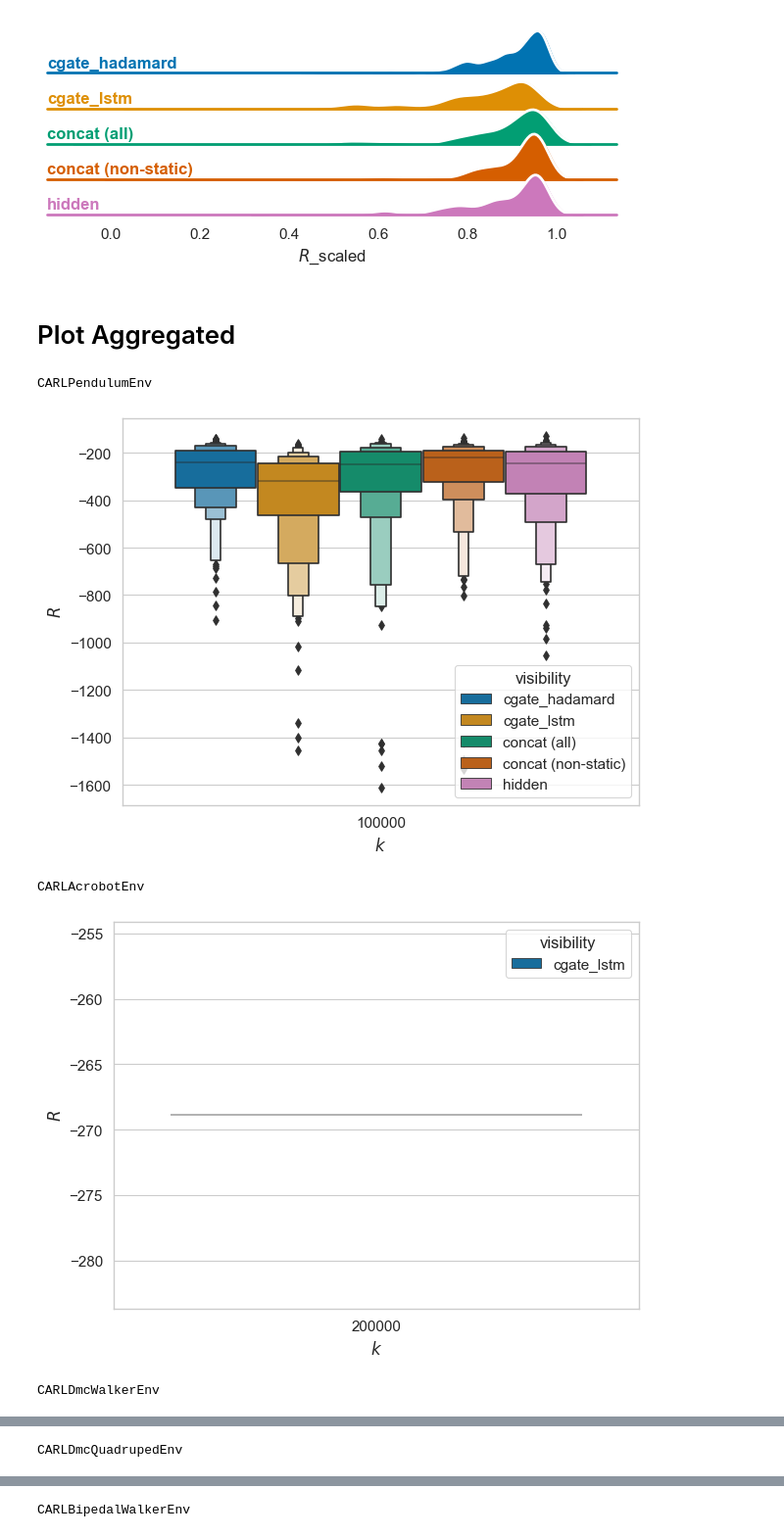
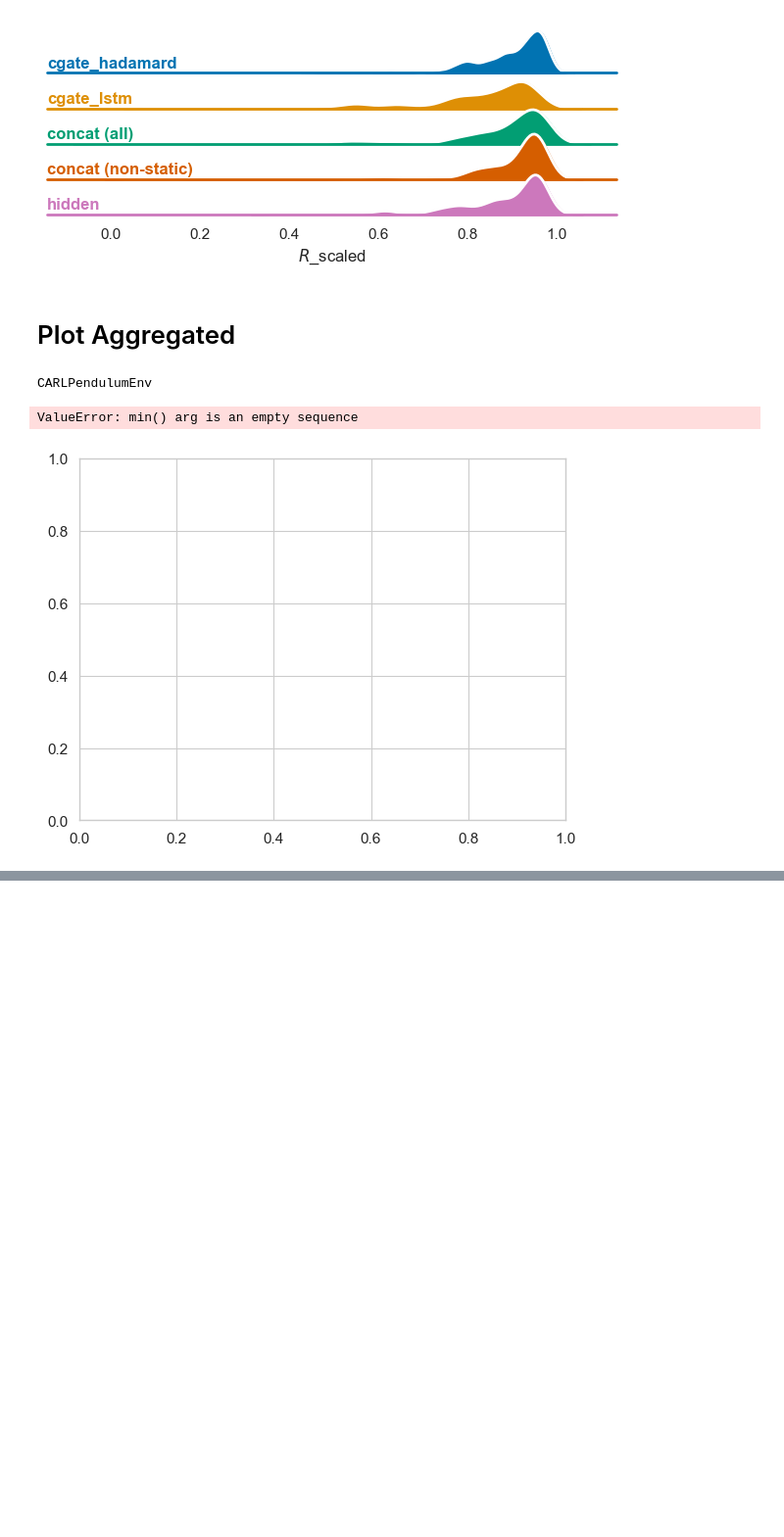
Before and after one commit to automl/CARL, a Jupyter notebook: experiments/evaluation/eval_benchmarking.ipynb, the cells around one changed output, grey strips where cells are left out. Shown at 98% size. Cells and saved outputs as stored; diff of their text form; code cells hidden in the pictures; blank space fills up the shorter version.

```diff
--- a/experiments/evaluation/eval_benchmarking.ipynb
+++ b/experiments/evaluation/eval_benchmarking.ipynb
@@ -562,6 +560,10 @@ g.despine(bottom=True, left=True)
 import matplotlib.pyplot as plt
 import seaborn as sns
 import numpy as np
+from rliable import library as rly
+from rliable import metrics
+from rliable import plot_utils
+
 
 # Prepare dataset
 ynameplot = wkt["eval/return"] #+ "_scaled_log"
@@ -577,36 +579,69 @@ def plot_aggregated_boxenplot(plot_df: pd.DataFrame, env_name: str, figoutdir: P
         palette = get_palette_visibility(plot_df)
     fig_fn = figoutdir / f"{env_name}_boxenplot.png"
     fig = plt.figure()
     ax = fig.add_subplot(111)
     ax = sns.boxenplot(data=plot_df, x=wkt["train/global_step"], y=yname, hue=wkt["wandb.group"], palette=palette, showfliers=True)#, cut=0)
+    # ax = sns.violinplot(data=plot_df, x=wkt["train/global_step"], y=yname, hue=wkt["wandb.group"], palette=palette, cut=0)
     xticklabels = [str(int(round(plot_df[wkt["train/global_step"]].max(), -5)))]
     ax.set_xticklabels(xticklabels)
     ax.set_ylabel("$R$")
     fig.set_tight_layout(True)
     fig.savefig(fig_fn, dpi=300, bbox_inches="tight")
     plt.show()
 
 
+metric_names = ['Median', 'IQM', 'Mean', 'Optimality Gap']
+aggregate_func = lambda x: np.array([
+  metrics.aggregate_median(x),
+  metrics.aggregate_iqm(x),
+  metrics.aggregate_mean(x),
+  metrics.aggregate_optimality_gap(x)])
+
+
+
+reps = 5000  # 50000
 
 
 
 env_names = [
     "CARLPendulumEnv",
-    "CARLAcrobotEnv",
+    # "CARLAcrobotEnv",
     "CARLDmcWalkerEnv",
     "CARLDmcQuadrupedEnv",
-    "CARLBipedalWalkerEnv"
+    "CARLMountainCarEnv"
 ]
 
 for env_name in env_names:
     print(env_name)
     eval_data_fn = get_eval_data_fn(outdir=outdir, env_name=env_name)
     plot_data_fn = get_plot_data_fn(eval_data_fn=eval_data_fn)
     plot_df = load_plot_df(plot_data_fn=plot_data_fn, load_final=True)
+    plot_df = plot_df[plot_df[wkt["context_sampler.sigma_rel"]] == 0.5]
+    plot_df = plot_df[(plot_df[wkt["wandb.group"]] == "concat (all)") | (plot_df[wkt["wandb.group"]] == "hidden")]
+
+
+
+    score_dict = {}
+    for gid, gdf in plot_df.groupby("visibility"):
+        score_dict[gid] = gdf[wkt["eval/return"]].to_numpy().reshape(1, -1)
+    algorithms = list(score_dict.keys())
+
+    aggregate_scores, aggregate_score_cis = rly.get_interval_estimates(
+        score_dict, aggregate_func, reps=reps)
+
+
     plot_aggregated_boxenplot(plot_df=plot_df, env_name=env_name, figoutdir=figoutdir, yname=ynameplot)
+
+
+    fig, axes = plot_utils.plot_interval_estimates(
+        aggregate_scores, aggregate_score_cis,
+        metric_names=metric_names,
+        algorithms=algorithms, xlabel=wkt["eval/return"])
+    # fig.set_tight_layout(True)
+    plt.show()
+
+    # break
 # %% [output]
 CARLPendulumEnv
+ValueError: min() arg is an empty sequence
-[figure, old version]
+[figure, new version]
-CARLAcrobotEnv
-[figure, removed]
-CARLDmcWalkerEnv
@@ -614 +647,0 @@ CARLDmcWalkerEnv
-CARLDmcQuadrupedEnv
@@ -616 +647,0 @@ CARLDmcQuadrupedEnv
-CARLBipedalWalkerEnv
```
Also changed, not shown: parts of 3 cells of this notebook.
